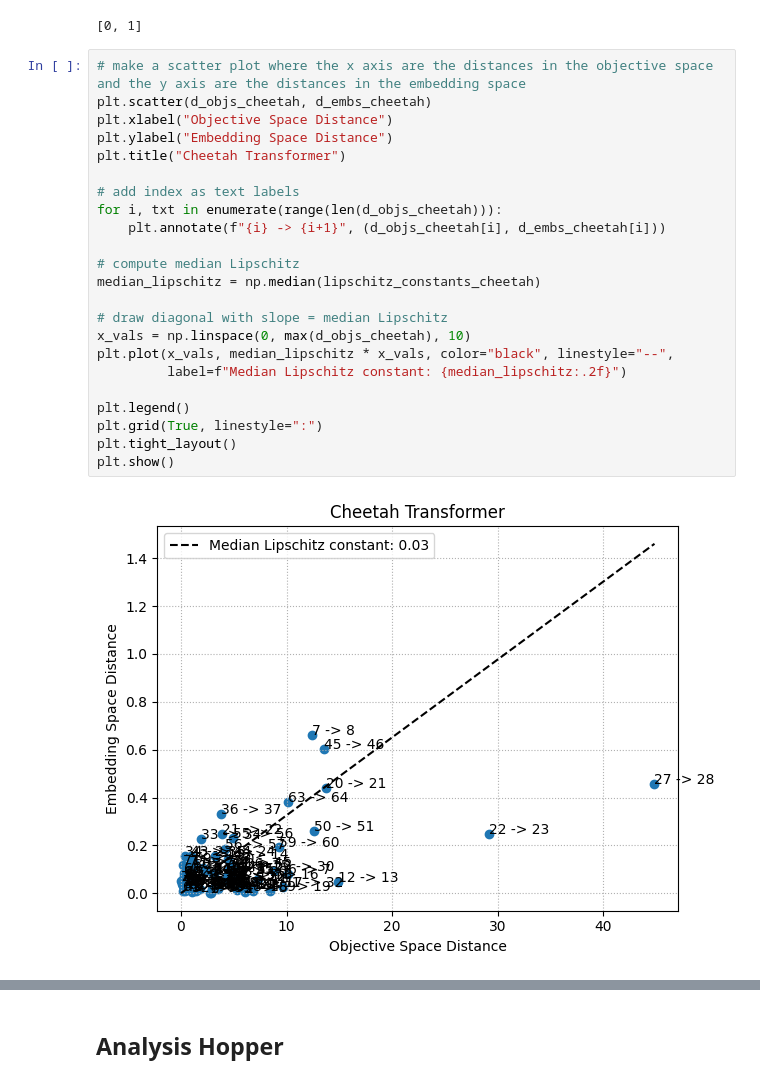
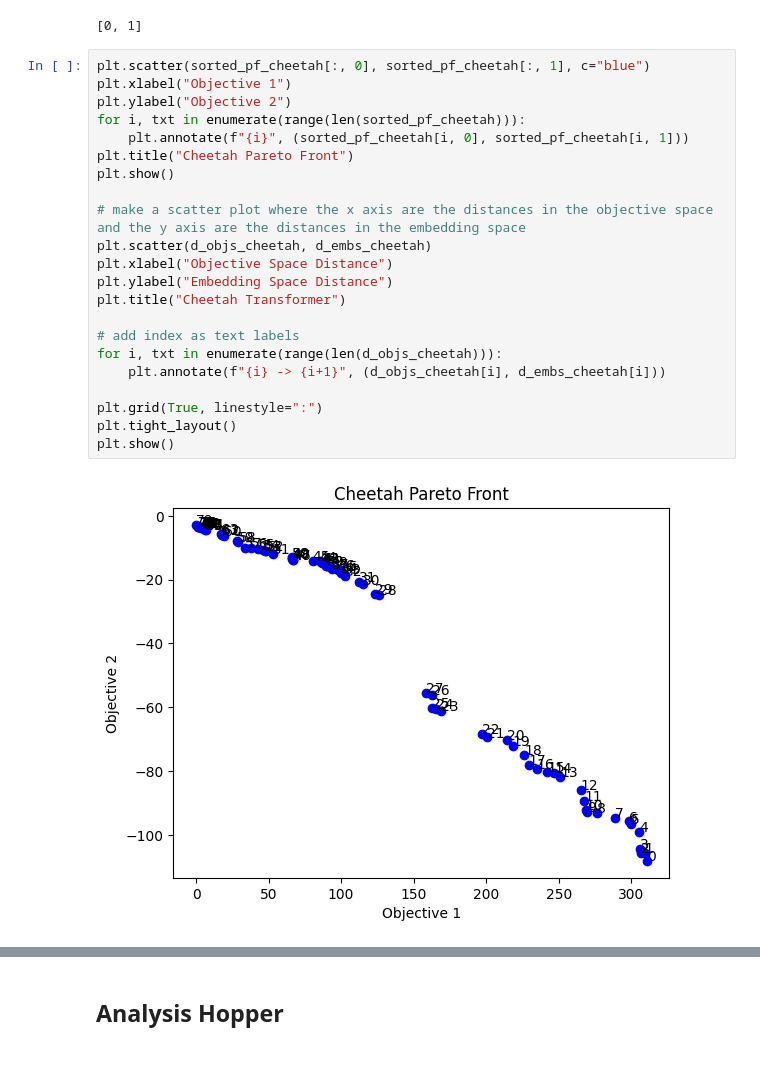
Before and after one commit to ffelten/Behavior-vs-Objective-Space, a Jupyter notebook: analysis_cheetah.ipynb, the cells around one changed output, grey strips where cells are left out. Cells and saved outputs as stored; diff of their text form.

```diff
--- a/analysis_cheetah.ipynb
+++ b/analysis_cheetah.ipynb
@@ -428,27 +473,26 @@ highest_pairs[0]
 # %% [output]
 [0, 1]
 # %%
+plt.scatter(sorted_pf_cheetah[:, 0], sorted_pf_cheetah[:, 1], c="blue")
+plt.xlabel("Objective 1")
+plt.ylabel("Objective 2")
+for i, txt in enumerate(range(len(sorted_pf_cheetah))):
+    plt.annotate(f"{i}", (sorted_pf_cheetah[i, 0], sorted_pf_cheetah[i, 1]))
+plt.title("Cheetah Pareto Front")
+plt.show()
+
 # make a scatter plot where the x axis are the distances in the objective space and the y axis are the distances in the embedding space
 plt.scatter(d_objs_cheetah, d_embs_cheetah)
 plt.xlabel("Objective Space Distance")
 plt.ylabel("Embedding Space Distance")
 plt.title("Cheetah Transformer")
 
 # add index as text labels
 for i, txt in enumerate(range(len(d_objs_cheetah))):
     plt.annotate(f"{i} -> {i+1}", (d_objs_cheetah[i], d_embs_cheetah[i]))
 
-# compute median Lipschitz
-median_lipschitz = np.median(lipschitz_constants_cheetah)
-
-# draw diagonal with slope = median Lipschitz
-x_vals = np.linspace(0, max(d_objs_cheetah), 10)
-plt.plot(x_vals, median_lipschitz * x_vals, color="black", linestyle="--",
-         label=f"Median Lipschitz constant: {median_lipschitz:.2f}")
-
-plt.legend()
 plt.grid(True, linestyle=":")
 plt.tight_layout()
 plt.show()
 # %% [output]
-[figure, old version]
+[figure, new version]
```
Also changed, not shown: parts of 10 cells of this notebook.
